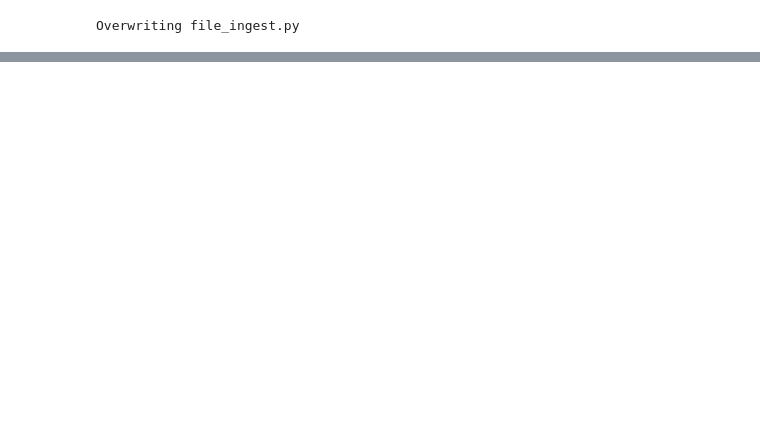
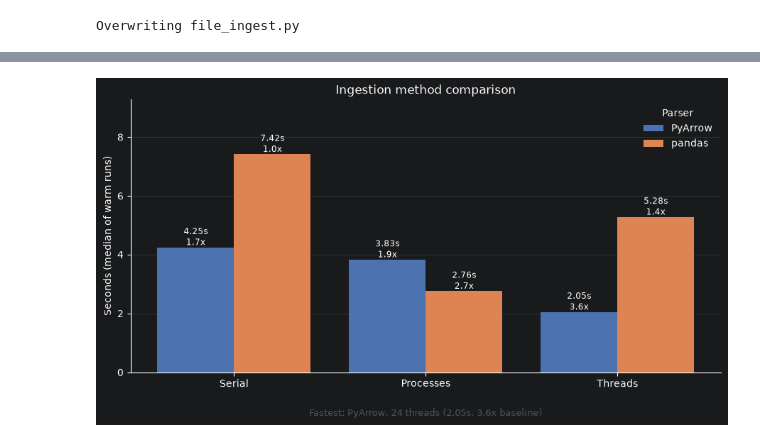
Before and after one commit to PuN3Y/portfolio, a Jupyter notebook: Python - Analysing Stock Prices/Analysing Stock Prices.ipynb, the cells around one changed output, grey strips where cells are left out. Drawn from its saved outputs; the diff is of its cells as text; code cells hidden in the pictures; blank space fills up the shorter version.

```diff
--- a/Python - Analysing Stock Prices/Analysing Stock Prices.ipynb
+++ b/Python - Analysing Stock Prices/Analysing Stock Prices.ipynb
@@ -357,0 +509,75 @@ Loaded 1,473 tickers in 2.10s
+# %%
+# Comparing the methods
+import re
+import matplotlib.pyplot as plt
+import numpy as np
+
+MODE_ORDER = ["serial", "processes", "threads"]
+
+def plot_benchmark(results, title="Ingestion method comparison", figsize=(9, 5)):
+    df = pd.Series(results, name="seconds").rename_axis("method").reset_index()
+    df["parser"] = df.method.str.split(",").str[0].str.strip()
+    df["mode"] = df.method.str.extract(f"({'|'.join(MODE_ORDER)})", flags=re.I)
+
+    if df["mode"].isna().any():
+        fig, ax = plt.subplots(figsize=figsize)
+        order = df.sort_values("seconds", ascending=False)
+        ax.barh(order.method, order.seconds, color="#4C72B0")
+        ax.set_xlabel("Seconds (median of warm runs)")
+        ax.set_title(title)
+        for y, v in enumerate(order.seconds):
+            ax.text(v, y, f" {v:.2f}s", va="center", fontsize=9)
+        ax.spines[["top", "right"]].set_visible(False)
+        plt.tight_layout()
+        return ax
+
+    grid = (
+        df.pivot(index="mode", columns="parser", values="seconds")
+        .reindex(MODE_ORDER)
+        .dropna(how="all")
+    )
+
+    parsers = list(grid.columns)
+    x = np.arange(len(grid))
+    width = 0.8 / len(parsers)
+    palette = ["#4C72B0", "#DD8452", "#55A868", "#C44E52"]
+
+    fig, ax = plt.subplots(figsize=figsize)
+    baseline = df.seconds.max()
+
+    for i, parser in enumerate(parsers):
+        offset = (i - (len(parsers) - 1) / 2) * width
+        vals = grid[parser].values
+        bars = ax.bar(x + offset, vals, width, label=parser,
+                      color=palette[i % len(palette)])
+        for bar, v in zip(bars, vals):
+            if np.isnan(v):
+                continue
+            ax.text(bar.get_x() + bar.get_width() / 2, v,
+                    f"{v:.2f}s\n{baseline / v:.1f}x",
+                    ha="center", va="bottom", fontsize=8.5, linespacing=1.3)
+
+    ax.set_xticks(x)
+    ax.set_xticklabels([m.capitalize() for m in grid.index])
+    ax.set_ylabel("Seconds (median of warm runs)")
+    ax.set_title(title)
+    ax.set_ylim(0, baseline * 1.25)
+    ax.legend(title="Parser", frameon=False)
+    ax.grid(axis="y", alpha=0.25)
+    ax.set_axisbelow(True)
+    ax.spines[["top", "right"]].set_visible(False)
+
+    fastest = df.loc[df.seconds.idxmin()]
+    ax.annotate(
+        f"Fastest: {fastest.method} ({fastest.seconds:.2f}s, "
+        f"{baseline / fastest.seconds:.1f}x baseline)",
+        xy=(0.5, -0.16), xycoords="axes fraction",
+        ha="center", fontsize=9, color="#555",
+    )
+    plt.tight_layout()
+    return ax
+
+plot_benchmark(results)
+plt.show()
+# %% [output]
+[figure, added]
```
Also changed, not shown: parts of 13 cells of this notebook, 4 other files.
